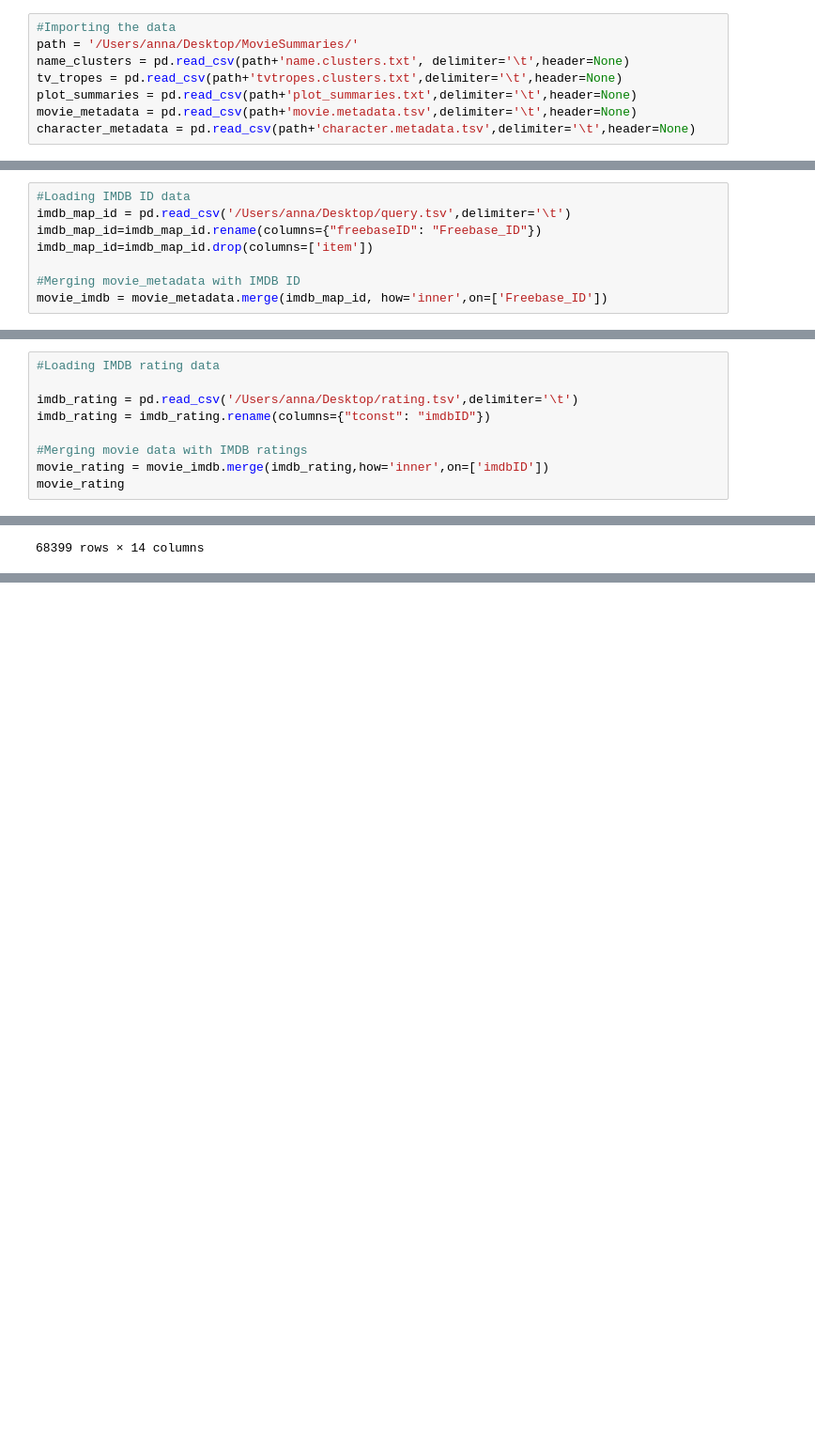
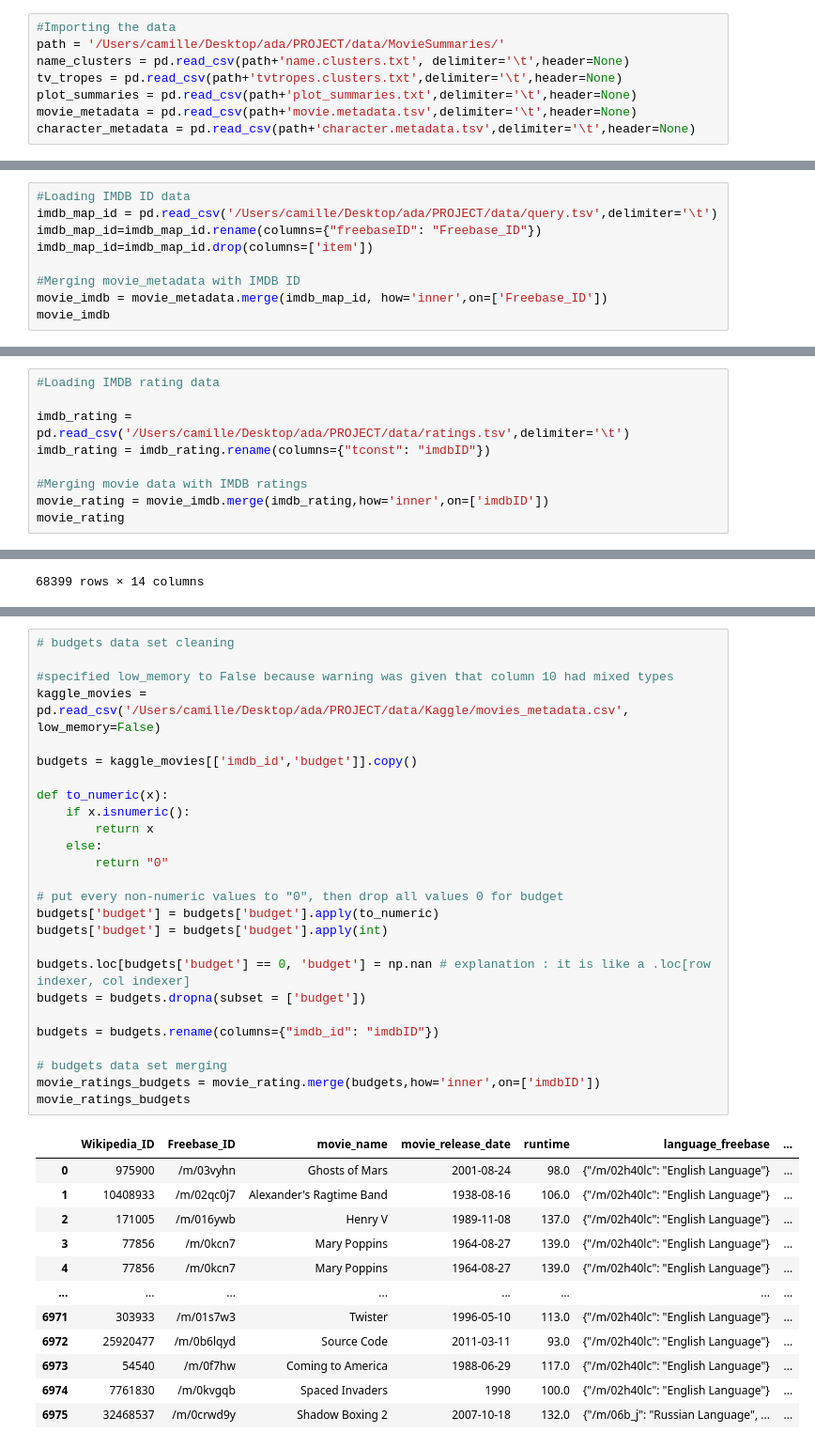
Before and after one commit to epfl-ada/ada-2023-project-abcd5, a Jupyter notebook: ADA_Project.ipynb, the cells around one changed output, grey strips where cells are left out. Shown at 94% size. Saved outputs shown, nothing was run; the diff lists cells and outputs as text; blank space fills up the shorter version.

Commit message:
finish merge dataset

```diff
--- a/ADA_Project.ipynb
+++ b/ADA_Project.ipynb
@@ -7,6 +19,6 @@ import plotly.express as px
 # %%
 #Importing the data
-path = '/Users/anna/Desktop/MovieSummaries/'
+path = '/Users/camille/Desktop/ada/PROJECT/data/MovieSummaries/'
 name_clusters = pd.read_csv(path+'name.clusters.txt', delimiter='\t',header=None)
 tv_tropes = pd.read_csv(path+'tvtropes.clusters.txt',delimiter='\t',header=None)
 plot_summaries = pd.read_csv(path+'plot_summaries.txt',delimiter='\t',header=None)
@@ -90,11 +105,12 @@ dtype: float64
 # %%
 #Loading IMDB ID data
-imdb_map_id = pd.read_csv('/Users/anna/Desktop/query.tsv',delimiter='\t')
+imdb_map_id = pd.read_csv('/Users/camille/Desktop/ada/PROJECT/data/query.tsv',delimiter='\t')
 imdb_map_id=imdb_map_id.rename(columns={"freebaseID": "Freebase_ID"})
 imdb_map_id=imdb_map_id.drop(columns=['item'])
 
 #Merging movie_metadata with IMDB ID
 movie_imdb = movie_metadata.merge(imdb_map_id, how='inner',on=['Freebase_ID'])
+movie_imdb
 # %% [output]
 |  | Wikipedia_ID | Freebase_ID | movie_name | movie_release_date | runtime | language_freebase | ... |
 | 0 | 975900 | /m/03vyhn | Ghosts of Mars | 2001-08-24 | 98.0 | {"/m/02h40lc": "English Language"} | ... |
@@ -112,7 +128,7 @@ movie_imdb = movie_metadata.merge(imdb_map_id, how='inner',on=['Freebase_ID'])
 # %%
 #Loading IMDB rating data
 
-imdb_rating = pd.read_csv('/Users/anna/Desktop/rating.tsv',delimiter='\t')
+imdb_rating = pd.read_csv('/Users/camille/Desktop/ada/PROJECT/data/ratings.tsv',delimiter='\t')
 imdb_rating = imdb_rating.rename(columns={"tconst": "imdbID"})
 
 #Merging movie data with IMDB ratings
@@ -134,0 +154,39 @@ movie_rating
+# %%
+# budgets data set cleaning
+
+#specified low_memory to False because warning was given that column 10 had mixed types
+kaggle_movies = pd.read_csv('/Users/camille/Desktop/ada/PROJECT/data/Kaggle/movies_metadata.csv', low_memory=False)
+
+budgets = kaggle_movies[['imdb_id','budget']].copy()
+
+def to_numeric(x):
+    if x.isnumeric():
+        return x
+    else:
+        return "0"
+
+# put every non-numeric values to "0", then drop all values 0 for budget
+budgets['budget'] = budgets['budget'].apply(to_numeric)
+budgets['budget'] = budgets['budget'].apply(int)
+
+budgets.loc[budgets['budget'] == 0, 'budget'] = np.nan # explanation : it is like a .loc[row indexer, col indexer]
+budgets = budgets.dropna(subset = ['budget'])
+
+budgets = budgets.rename(columns={"imdb_id": "imdbID"})
+
+# budgets data set merging
+movie_ratings_budgets = movie_rating.merge(budgets,how='inner',on=['imdbID'])
+movie_ratings_budgets
+# %% [output]
+|  | Wikipedia_ID | Freebase_ID | movie_name | movie_release_date | runtime | language_freebase | ... |
+| 0 | 975900 | /m/03vyhn | Ghosts of Mars | 2001-08-24 | 98.0 | {"/m/02h40lc": "English Language"} | ... |
+| 1 | 10408933 | /m/02qc0j7 | Alexander's Ragtime Band | 1938-08-16 | 106.0 | {"/m/02h40lc": "English Language"} | ... |
+| 2 | 171005 | /m/016ywb | Henry V | 1989-11-08 | 137.0 | {"/m/02h40lc": "English Language"} | ... |
+| 3 | 77856 | /m/0kcn7 | Mary Poppins | 1964-08-27 | 139.0 | {"/m/02h40lc": "English Language"} | ... |
+| 4 | 77856 | /m/0kcn7 | Mary Poppins | 1964-08-27 | 139.0 | {"/m/02h40lc": "English Language"} | ... |
+| ... | ... | ... | ... | ... | ... | ... | ... |
+| 6971 | 303933 | /m/01s7w3 | Twister | 1996-05-10 | 113.0 | {"/m/02h40lc": "English Language"} | ... |
+| 6972 | 25920477 | /m/0b6lqyd | Source Code | 2011-03-11 | 93.0 | {"/m/02h40lc": "English Language"} | ... |
+| 6973 | 54540 | /m/0f7hw | Coming to America | 1988-06-29 | 117.0 | {"/m/02h40lc": "English Language"} | ... |
+| 6974 | 7761830 | /m/0kvgqb | Spaced Invaders | 1990 | 100.0 | {"/m/02h40lc": "English Language"} | ... |
+| 6975 | 32468537 | /m/0crwd9y | Shadow Boxing 2 | 2007-10-18 | 132.0 | {"/m/06b_j": "Russian Language", ... | ... |
```
Also changed, not shown: parts of 6 cells of this notebook.
